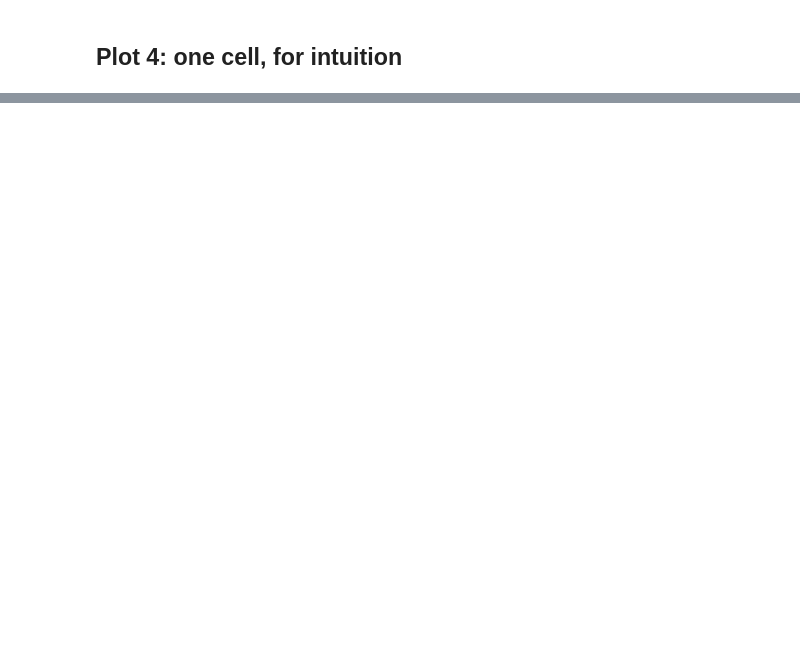
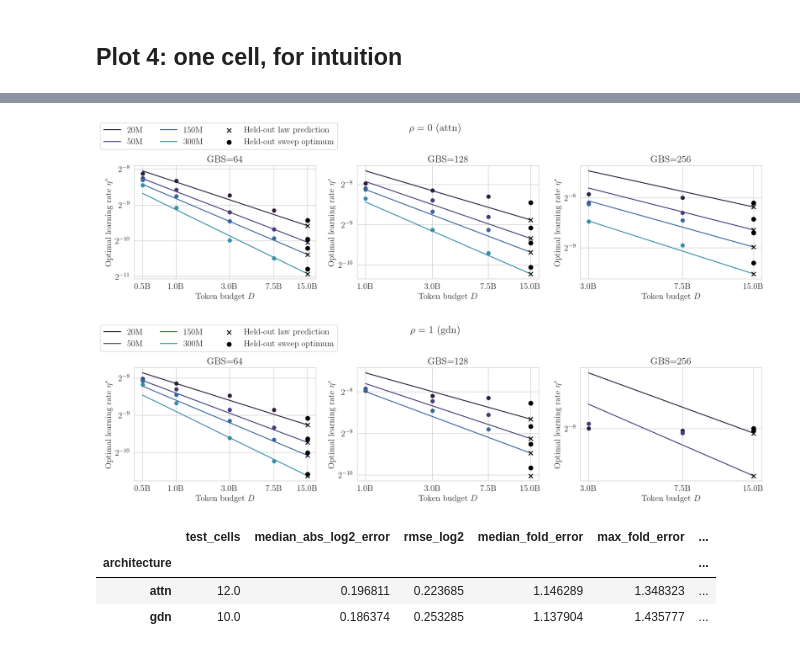
Before and after one commit to jaisidhsingh/fastlm, a Jupyter notebook: notebooks/lr_at_given_gbs_laws_refactored.ipynb, the cells around one changed output, grey strips where cells are left out. Saved outputs shown, nothing was run; the diff lists cells and outputs as text; code cells hidden in the pictures; blank space fills up the shorter version.

```diff
--- a/notebooks/lr_at_given_gbs_laws_refactored.ipynb
+++ b/notebooks/lr_at_given_gbs_laws_refactored.ipynb
@@ -1302,0 +1486,45 @@ rather than at this one configuration.
+# %%
+validation_optima = {
+    arch_id: collect_validation_lr_optima(
+        arch_id,
+        VALIDATION_GBSS,
+        lr_filter=in_lr_grid if arch_id == "attn" else None,
+    )
+    for arch_id in VALIDATION_ARCHITECTURES
+}
+
+d_holdout_results = {}
+d_holdout_summaries = []
+
+for arch_id, architecture_label in VALIDATION_ARCHITECTURES.items():
+    optima = validation_optima[arch_id]
+    training_rows = optima[optima["data_scale"] != DATA_SCALES[-1]]
+    test_rows = optima[optima["data_scale"] == DATA_SCALES[-1]]
+    validation_fit = fit_validation_lr_law(training_rows)
+    evaluated = evaluate_validation_lr_law(validation_fit, test_rows)
+    d_holdout_results[arch_id] = evaluated
+
+    summary_row = summarise_lr_law_validation(evaluated)
+    summary_row["architecture"] = arch_id
+    summary_row["training_cells"] = len(training_rows)
+    summary_row["matrix_rank"] = validation_fit["rank"]
+    summary_row["condition_number"] = validation_fit["condition_number"]
+    d_holdout_summaries.append(summary_row)
+
+    plot_lr_law_validation(
+        training_rows,
+        evaluated,
+        validation_fit,
+        held_out="data_scale",
+        architecture_label=architecture_label,
+    )
+
+d_holdout_summary = pd.DataFrame(d_holdout_summaries).set_index("architecture")
+display(d_holdout_summary)
+# %% [output]
+[figure, added]
+[figure, added]
+|  | test_cells | median_abs_log2_error | rmse_log2 | median_fold_error | max_fold_error | ... |
+| architecture |  |  |  |  |  | ... |
+| attn | 12.0 | 0.196811 | 0.223685 | 1.146289 | 1.348323 | ... |
+| gdn | 10.0 | 0.186374 | 0.253285 | 1.137904 | 1.435777 | ... |
```
Also changed, not shown: parts of 18 cells of this notebook.
